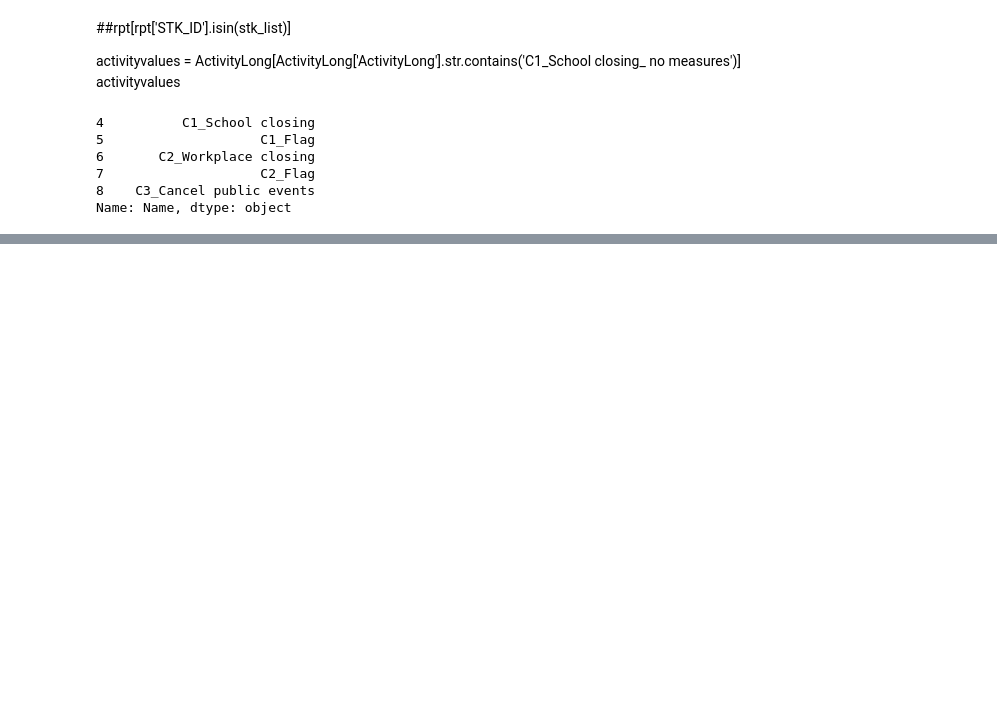
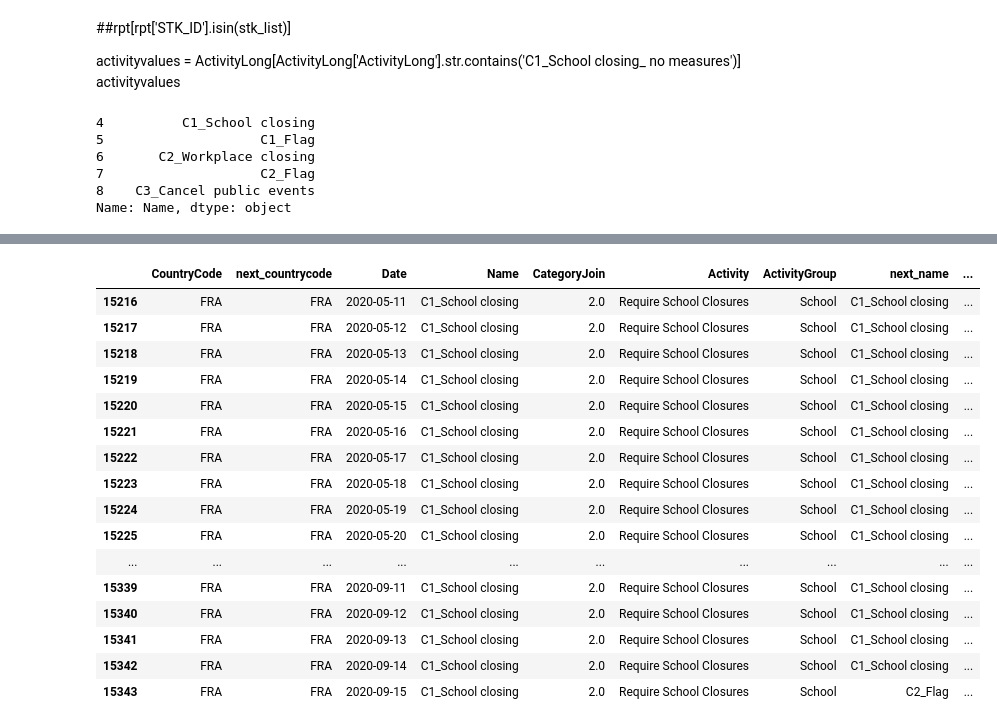
Before and after one commit to andrewcgaitskell/virus-data-voila, a Jupyter notebook: notebooks/Get/CovidTrackerDataGanttWget.ipynb, the cells around one changed output, grey strips where cells are left out. Saved outputs shown, nothing was run; the diff lists cells and outputs as text; code cells hidden in the pictures; blank space fills up the shorter version.

```diff
--- a/notebooks/Get/CovidTrackerDataGanttWget.ipynb
+++ b/notebooks/Get/CovidTrackerDataGanttWget.ipynb
@@ -366,7 +432,10 @@ resulttoplot = resultcountries[resultcountries['Name'].isin(restricted)].copy()
 #resulttoplot = resultcountries.copy()
 # %%
 df = resulttoplot.sort_values(by = ['CountryCode','Name','Activity', 'Date'], ascending = [True, True, True,True]).copy()
-df['prev_name'] = df.Name.shift(1)
-df['prev_category'] = df.CategoryJoin.shift(1)
-df['prev_activity'] = df.Activity.shift(1)
-df['prev_date'] = df.Date.shift(1)
+df['next_name'] = df.Name.shift(-1)
+df['next_category'] = df.CategoryJoin.shift(-1)
+df['next_activity'] = df.Activity.shift(-1)
+df['next_countrycode'] = df.CountryCode.shift(-1)
+df['next_date'] = df.Date.shift(-1)
+df['datediff'] = (df['next_date']-df['Date']).dt.days
+df['datediff']
@@ -373,12 +454,0 @@ df['prev_date'] = df.Date.shift(1)
-# %%
-def newtask(c):
-  if c['Name'] == c['prev_name'] and c['prev_category'] == c['CategoryJoin'] and c['Activity'] == c['prev_activity'] and (c['Date']-c['prev_date']==1):
-    return 'same'
-  elif c['Name'] == c['prev_name'] and c['prev_category'] == c['CategoryJoin'] and c['Activity'] == c['prev_activity'] and (c['Date']-c['prev_date'] !=1):
-    return 'change'
-  elif c['prev_name'] is None:
-    return 'same'
-  elif c['prev_name'] is not None and (c['Name'] != c['prev_name'] or c['prev_category'] != c['CategoryJoin'] or c['Activity'] != c['prev_activity']):
-    return 'change'
-  else:
-    return 'unknown'
@@ -389,3 +481,30 @@ df.shape
 # %%
 df['newtask'] = df.apply(newtask, axis=1)
 #df['DateColumn'] = df.index
+# %%
+fd1 = df[df['CountryName'] == 'France']
+sc1 = fd1[fd1['Name']=='C1_School closing']
+c1 = sc1[sc1['CategoryJoin']==2]
+c1[['CountryCode','next_countrycode', 'Date', 'Name',
+       'CategoryJoin',
+       'Activity',
+       'ActivityGroup', 'next_name', 'next_category', 'next_activity',
+       'next_date', 'datediff', 'newtask']]
+# %% [output]
+|  | CountryCode | next_countrycode | Date | Name | CategoryJoin | Activity | ActivityGroup | next_name | ... |
+| 15216 | FRA | FRA | 2020-05-11 | C1_School closing | 2.0 | Require School Closures | School | C1_School closing | ... |
+| 15217 | FRA | FRA | 2020-05-12 | C1_School closing | 2.0 | Require School Closures | School | C1_School closing | ... |
+| 15218 | FRA | FRA | 2020-05-13 | C1_School closing | 2.0 | Require School Closures | School | C1_School closing | ... |
+| 15219 | FRA | FRA | 2020-05-14 | C1_School closing | 2.0 | Require School Closures | School | C1_School closing | ... |
+| 15220 | FRA | FRA | 2020-05-15 | C1_School closing | 2.0 | Require School Closures | School | C1_School closing | ... |
+| 15221 | FRA | FRA | 2020-05-16 | C1_School closing | 2.0 | Require School Closures | School | C1_School closing | ... |
+| 15222 | FRA | FRA | 2020-05-17 | C1_School closing | 2.0 | Require School Closures | School | C1_School closing | ... |
+| 15223 | FRA | FRA | 2020-05-18 | C1_School closing | 2.0 | Require School Closures | School | C1_School closing | ... |
+| 15224 | FRA | FRA | 2020-05-19 | C1_School closing | 2.0 | Require School Closures | School | C1_School closing | ... |
+| 15225 | FRA | FRA | 2020-05-20 | C1_School closing | 2.0 | Require School Closures | School | C1_School closing | ... |
+| ... | ... | ... | ... | ... | ... | ... | ... | ... | ... |
+| 15339 | FRA | FRA | 2020-09-11 | C1_School closing | 2.0 | Require School Closures | School | C1_School closing | ... |
+| 15340 | FRA | FRA | 2020-09-12 | C1_School closing | 2.0 | Require School Closures | School | C1_School closing | ... |
+| 15341 | FRA | FRA | 2020-09-13 | C1_School closing | 2.0 | Require School Closures | School | C1_School closing | ... |
+| 15342 | FRA | FRA | 2020-09-14 | C1_School closing | 2.0 | Require School Closures | School | C1_School closing | ... |
+| 15343 | FRA | FRA | 2020-09-15 | C1_School closing | 2.0 | Require School Closures | School | C2_Flag | ... |
```
Also changed, not shown: parts of 22 cells of this notebook, 3 other files.
